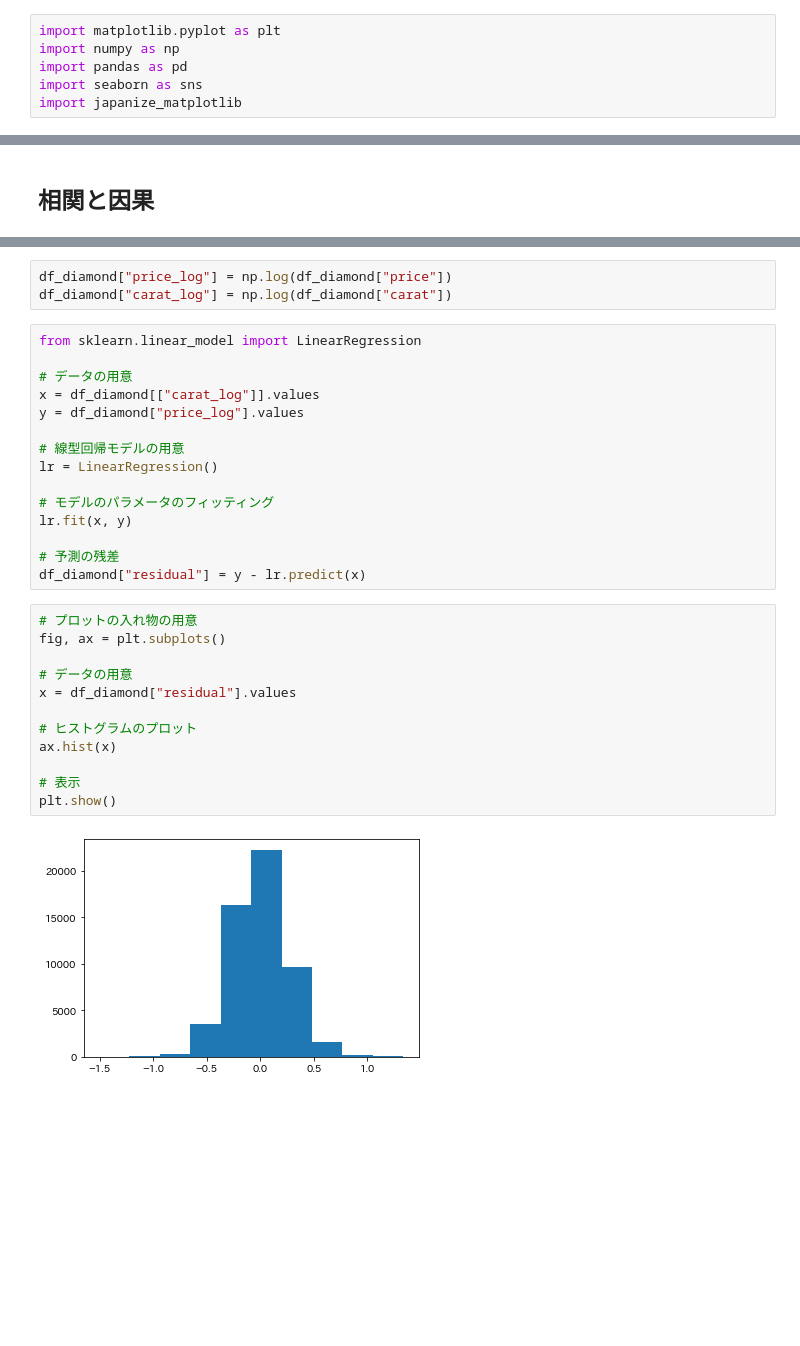
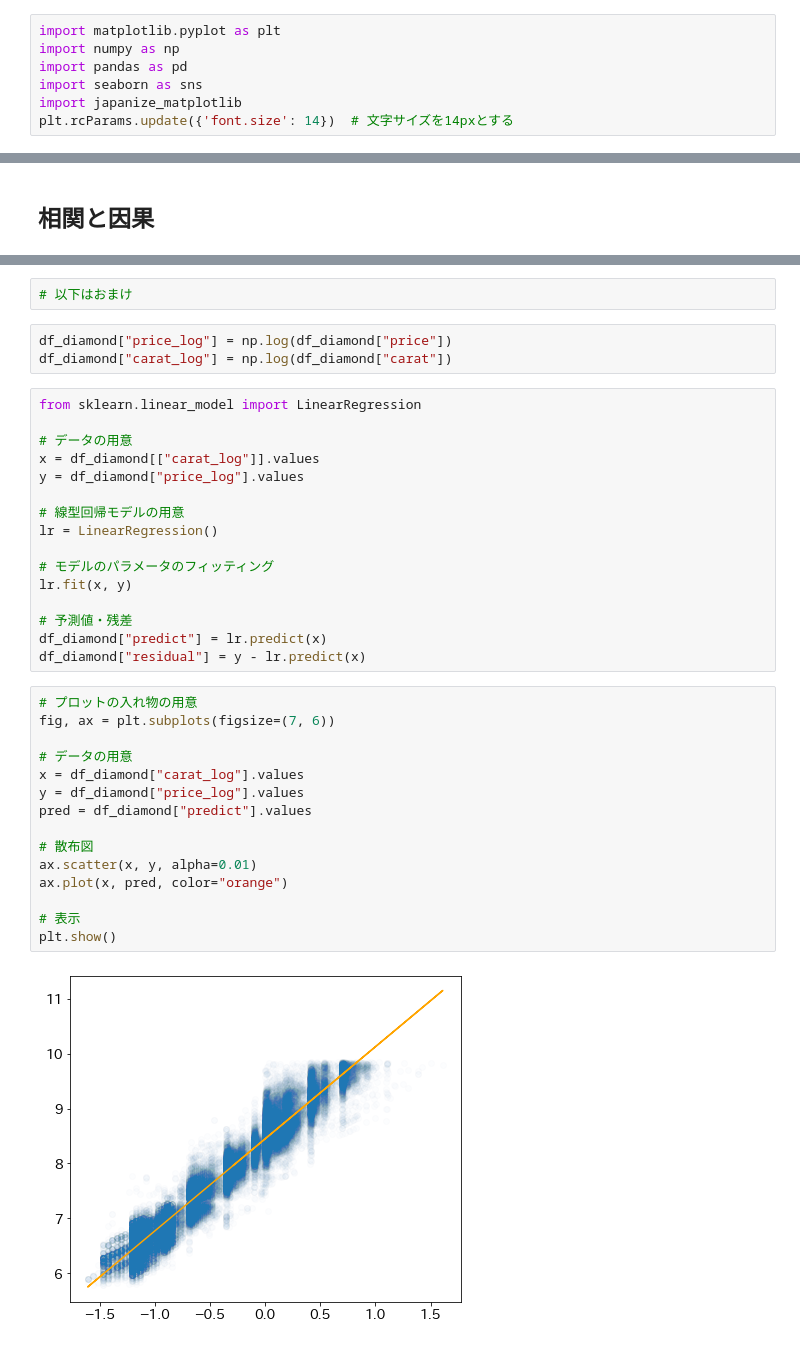
Before and after one commit to tsuboshun/begin-python, a Jupyter notebook: _sources/lecture14.ipynb, the cells around one changed output, grey strips where cells are left out. Drawn from its saved outputs; the diff is of its cells as text; blank space fills up the shorter version.

```diff
--- a/_sources/lecture14.ipynb
+++ b/_sources/lecture14.ipynb
@@ -48,3 +54,4 @@ import numpy as np
 import pandas as pd
 import seaborn as sns
 import japanize_matplotlib
+plt.rcParams.update({'font.size': 14})  # 文字サイズを14pxとする
@@ -143,3 +277,5 @@ plt.show()
+# %%
+# 以下はおまけ
 # %%
 df_diamond["price_log"] = np.log(df_diamond["price"])
 df_diamond["carat_log"] = np.log(df_diamond["carat"])
@@ -156,22 +292,26 @@ lr = LinearRegression()
 # モデルのパラメータのフィッティング
 lr.fit(x, y)
 
-# 予測の残差
+# 予測値・残差
+df_diamond["predict"] = lr.predict(x)
 df_diamond["residual"] = y - lr.predict(x)
 # %%
 # プロットの入れ物の用意
-fig, ax = plt.subplots()
+fig, ax = plt.subplots(figsize=(7, 6))
 
 # データの用意
-x = df_diamond["residual"].values
+x = df_diamond["carat_log"].values
+y = df_diamond["price_log"].values
+pred = df_diamond["predict"].values
 
-# ヒストグラムのプロット
-ax.hist(x)
+# 散布図
+ax.scatter(x, y, alpha=0.01)
+ax.plot(x, pred, color="orange")
 
 # 表示
 plt.show()
 # %% [output]
-[figure, old version]
+[figure, new version]
 # %%
 # プロットの入れ物の用意
 fig, ax = plt.subplots()
```
Also changed, not shown: parts of 30 cells of this notebook, 33 other files.
